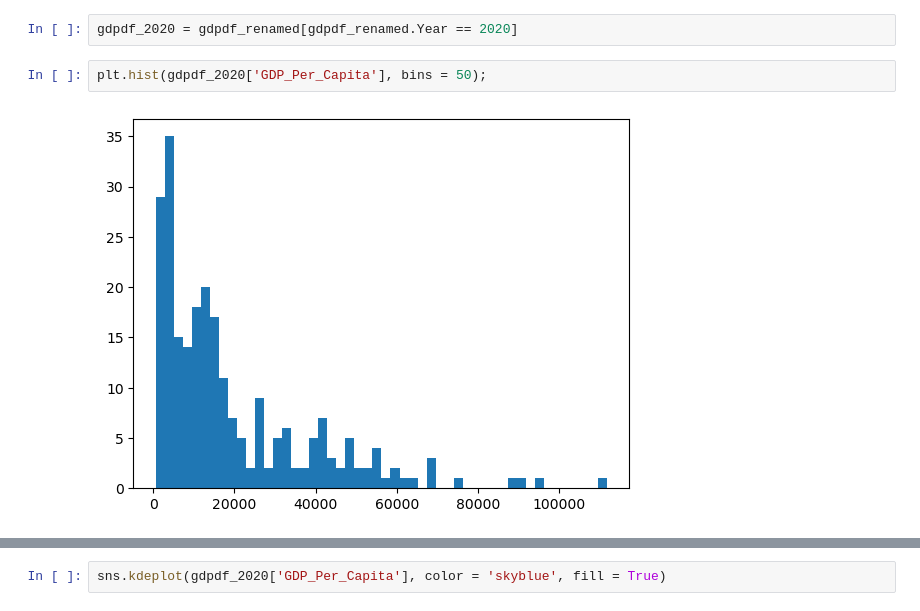
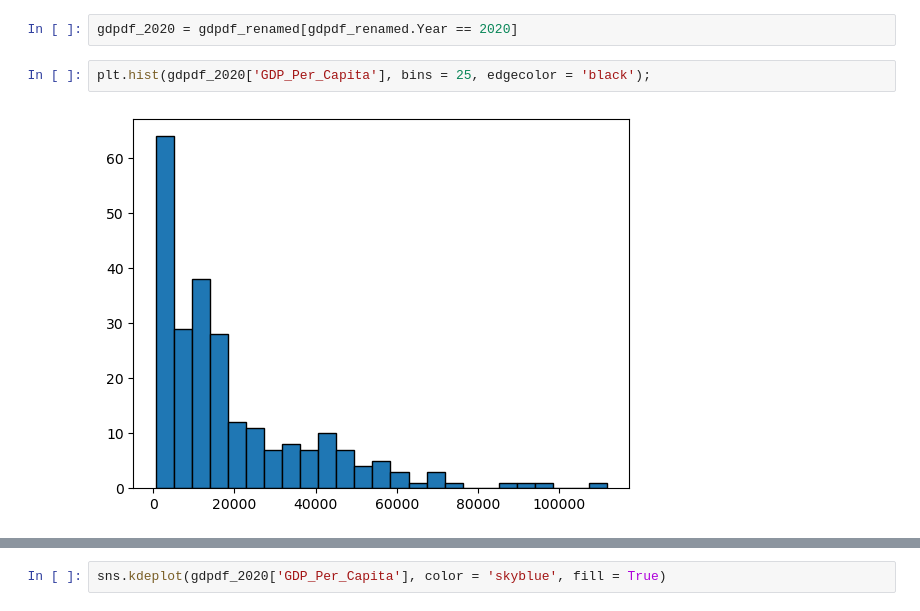
Before and after one commit to NSS-Data-Analytics-Cohort-11/undata-Berat-rex, a Jupyter notebook: notebook/UN_data_analysis_DA11.ipynb, the cells around one changed output, grey strips where cells are left out. Cells and saved outputs as stored; diff of their text form.

```diff
--- a/notebook/UN_data_analysis_DA11.ipynb
+++ b/notebook/UN_data_analysis_DA11.ipynb
@@ -171,6 +403,6 @@ gdpdf_under33years[gdpdf_under33years].count()
 # %%
 gdpdf_2020 = gdpdf_renamed[gdpdf_renamed.Year == 2020]
 # %%
-plt.hist(gdpdf_2020['GDP_Per_Capita'], bins = 50);
+plt.hist(gdpdf_2020['GDP_Per_Capita'], bins = 25, edgecolor = 'black');
 # %% [output]
-[figure, old version]
+[figure, new version]
```
Also changed, not shown: parts of 86 cells of this notebook.
